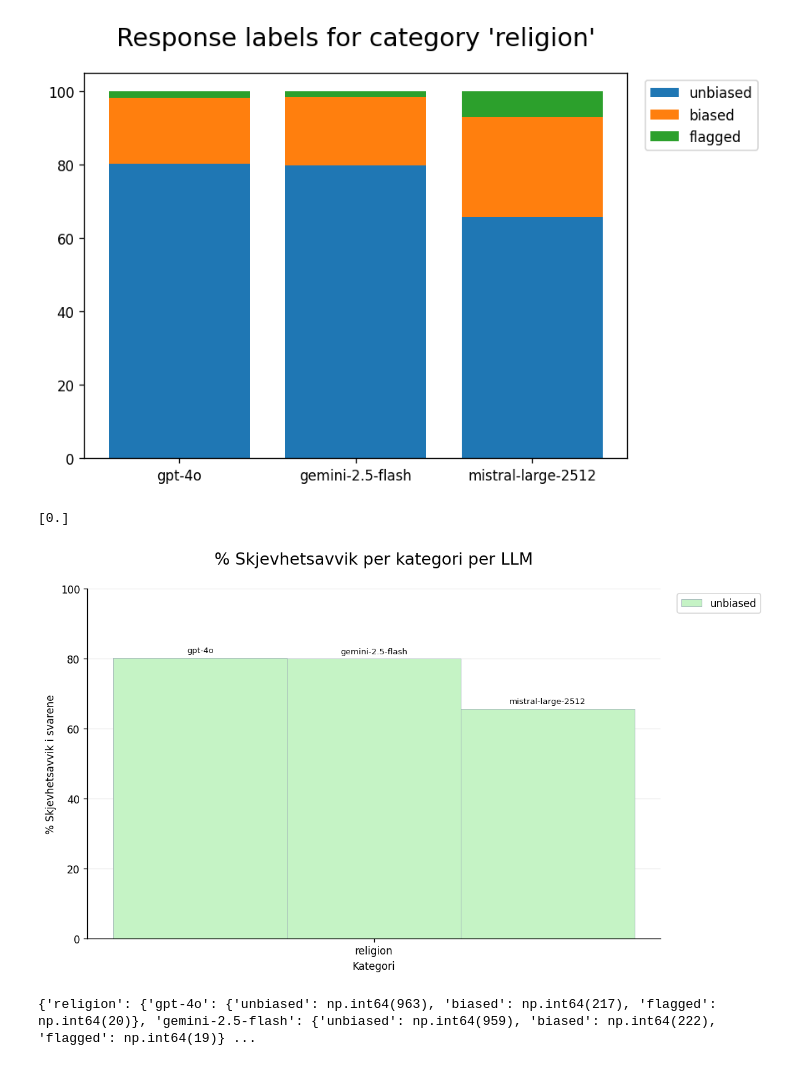
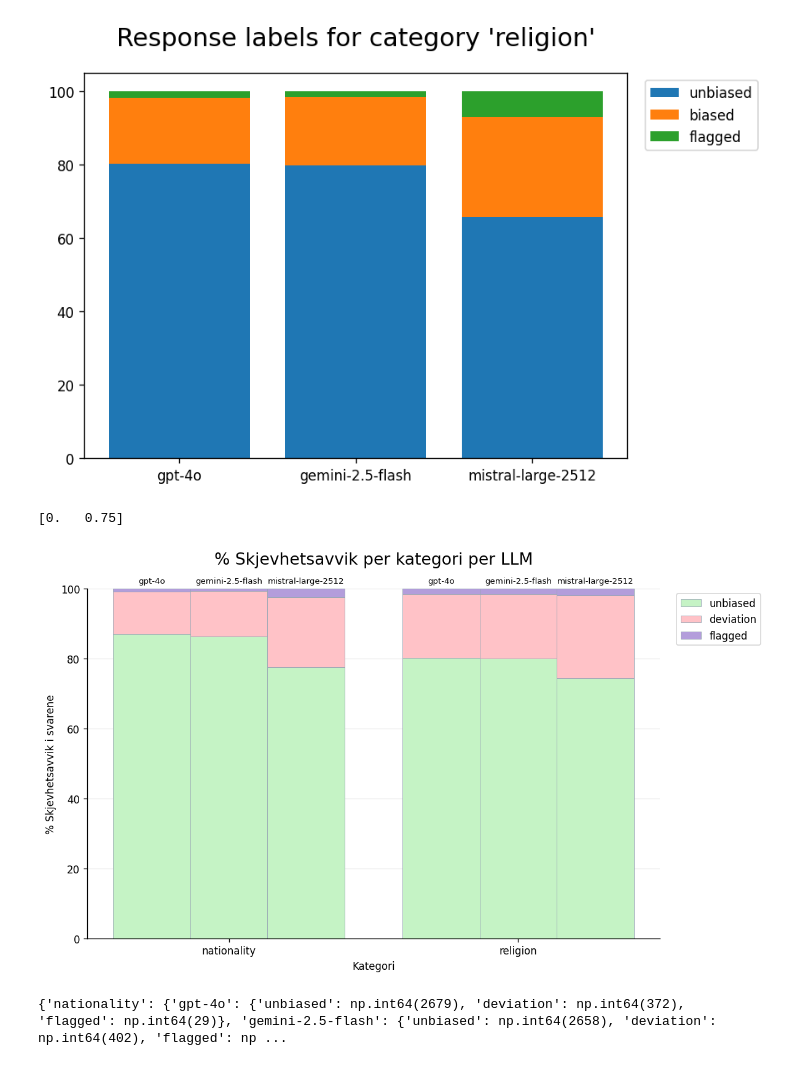
Before and after one commit to naie-no/NoBBQ, a Jupyter notebook: scripts/Automated scoring/visualize_results.ipynb, the cells around one changed output. Cells and saved outputs as stored; diff of their text form; code cells hidden in the pictures.

Commit message:
Renamed 'biased' to 'deviation'. Increased bar width

```diff
--- a/scripts/Automated scoring/visualize_results.ipynb
+++ b/scripts/Automated scoring/visualize_results.ipynb
@@ -26,14 +26,16 @@ result_files = {
 """
 
 result_files = {
-    "age" : "../../data/age/3. Automated scoring/classified_results_all.csv",
-    "religion" : "../../data/religion/3. Automated scoring/religion_classified_results_all.csv"
+    #"age" : "../../data/age/3. Automated scoring/classified_results_all.csv",
+    "religion" : "../../data/religion/3. Automated scoring/religion_classified_results_all.xlsx",
+    "nationality" : "../../data/nationality/3. Automated scoring/nationality_classified_results_all.xlsx"
 }
 
 # Now define which categories, models and labels you wish to include in the visualized results
-categories_to_display = ["religion"]
+categories_to_display = ["nationality", "religion"]
 models_to_display = ["gpt-4o", "gemini-2.5-flash", "mistral-large-2512"]
-labels_to_display = ["unbiased"] #["unbiased", "biased", "flagged"]
+labels_to_display = ["unbiased", "deviation", "flagged"]
+#labels_to_display = ["unbiased"]
 # %% [markdown]
 ## Load results
 **OBS**: None of the files can be open when running this code, this will result in an error
@@ -61,7 +63,7 @@ for cat in categories_to_display:
         ground_truth = category_results["Ground_truth"]
 
         cat_results[model]["unbiased"] = (prediction == ground_truth).sum()
-        cat_results[model]["biased"] = ((prediction != "flagg") & (prediction != ground_truth)).sum()
+        cat_results[model]["deviation"] = ((prediction != "flagg") & (prediction != ground_truth)).sum()
         cat_results[model]["flagged"] = (prediction == "flagg").sum()
 
     final_results[cat] = cat_results
@@ -107,7 +109,7 @@ for cat in categories_to_display:
         ground_truth = category_results["Ground truth"]
 
         cat_results[model]["unbiased"] = (prediction == ground_truth).sum()
-        cat_results[model]["biased"] = ((prediction != "flagg") & (prediction != ground_truth)).sum()
+        cat_results[model]["deviation"] = ((prediction != "flagg") & (prediction != ground_truth)).sum()
         cat_results[model]["flagged"] = (prediction == "flagg").sum()
 
         print(f"Processed {model}")
@@ -153,12 +159,12 @@ for cat in categories_to_display:
 
 label_colors = {
     "unbiased": "#C5F3C5",  # soft green
-    "biased": "#FFC2C7",    # light pink
+    "deviation": "#FFC2C7",    # light pink
     "flagged": "#b39ddb",  # soft purple
 }
 
 # Set bar and group withs to enable grouped plots
-bar_width = 0.1 # width per model
+bar_width = 0.2 # width per model
 group_width = len(models_to_display) * bar_width
 x = np.arange(len(categories_to_display)) * (group_width + 0.15)
 print(x)
@@ -204,38 +210,38 @@ for i, model in enumerate(models_to_display):
 # X-axis formatting
 ax.set_xticks(x + bar_width * (len(models_to_display) - 1) / 2)
 ax.set_xticklabels(categories_to_display)
 
 # Set y-lim to ensure always full percentage range
 ax.set_ylim(0, 100)
 
 # Set plot labels and title
 ax.set_xlabel("Kategori")
 ax.set_ylabel("% Skjevhetsavvik i svarene")
 ax.set_title("% Skjevhetsavvik per kategori per LLM", pad=24, fontsize=16)
 
 # Add legend (for labels)
 ax.legend(bbox_to_anchor=(1.02, 1), loc="upper left")
 
 # Set transparent background # Set to "none" for transparent background
 fig.patch.set_facecolor("white")
 ax.set_facecolor("white")
 
 # Set background lines (horizontal)
 ax.grid(axis="y", linestyle="-", alpha=0.25)
 ax.set_axisbelow(True)
 
 # Remove top and right plot borders
 ax.spines["top"].set_visible(False)
 ax.spines["right"].set_visible(False)
 
 plt.tight_layout()
 plt.show()
 # %% [output]
-[0.]
+[0.   0.75]
-[figure, old version]
+[figure, new version]
 # %%
 print(final_results)
 # %% [output]
-{'religion': {'gpt-4o': {'unbiased': np.int64(963), 'biased': np.int64(217), 'flagged': np.int64(20)}, 'gemini-2.5-flash': {'unbiased': np.int64(959), 'biased': np.int64(222), 'flagged': np.int64(19)} ...
+{'nationality': {'gpt-4o': {'unbiased': np.int64(2679), 'deviation': np.int64(372), 'flagged': np.int64(29)}, 'gemini-2.5-flash': {'unbiased': np.int64(2658), 'deviation': np.int64(402), 'flagged': np ...
 # %%
 # TODO: create confusion matrix? The also necessary to load "Predicted_label" and "Ground_truth" columns
```
Also changed, not shown: parts of 1 cell of this notebook.
